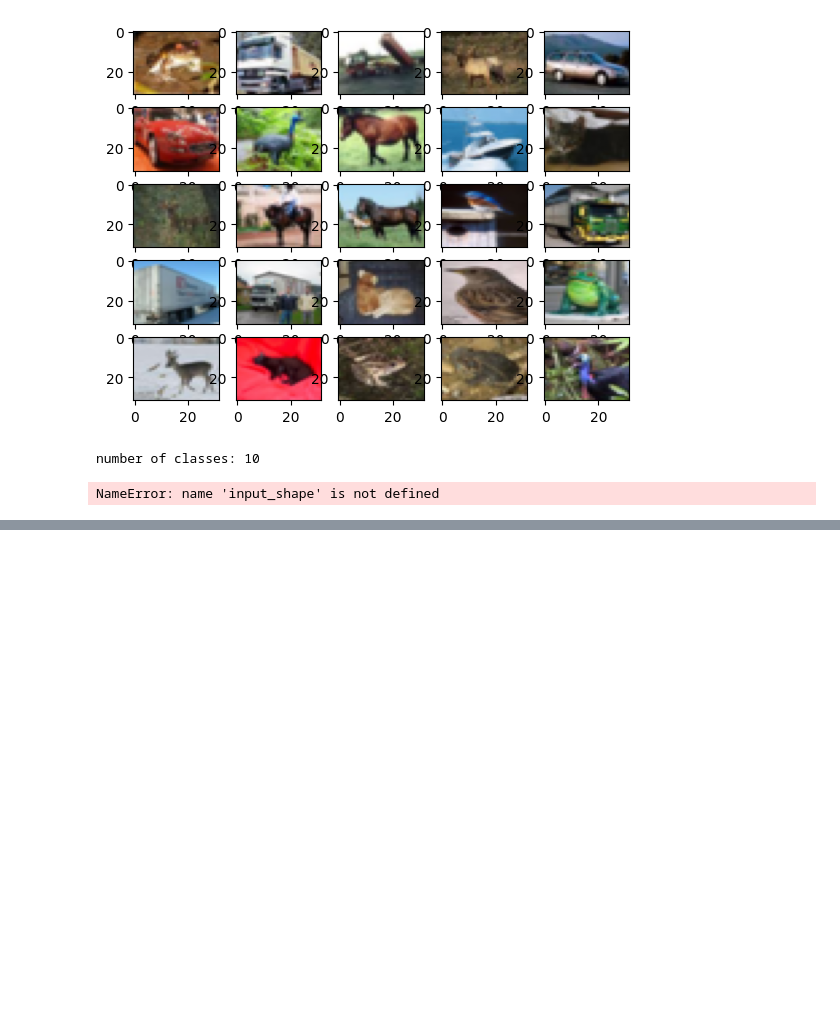
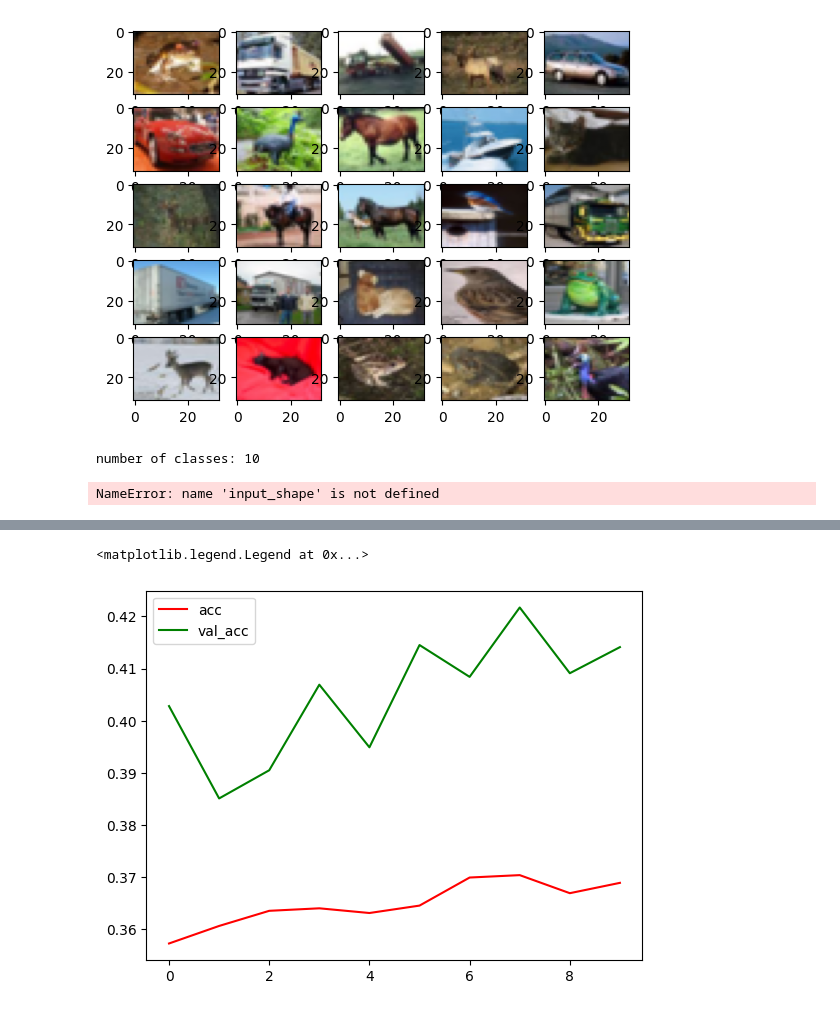
Before and after one commit to zeynepkrmc/TwoLayerNetwork, a Jupyter notebook: codepy.ipynb, the cells around one changed output, grey strips where cells are left out. Cells and saved outputs as stored; diff of their text form; code cells hidden in the pictures; blank space fills up the shorter version.

```diff
--- a/codepy.ipynb
+++ b/codepy.ipynb
@@ -203,5 +231,8 @@ l = model.fit(train_gen, validation_data=val_gen, epochs=10)
 # %%
 # Plot accuracy per iteration
-plt.plot(r.history['accuracy'], label='acc', color='red')
-plt.plot(r.history['val_accuracy'], label='val_acc', color='green')
+plt.plot(l.history['accuracy'], label='acc', color='red')
+plt.plot(l.history['val_accuracy'], label='val_acc', color='green')
 plt.legend()
+# %% [output]
+<matplotlib.legend.Legend at 0x...>
+[figure, added]
```
Also changed, not shown: parts of 7 cells of this notebook.
